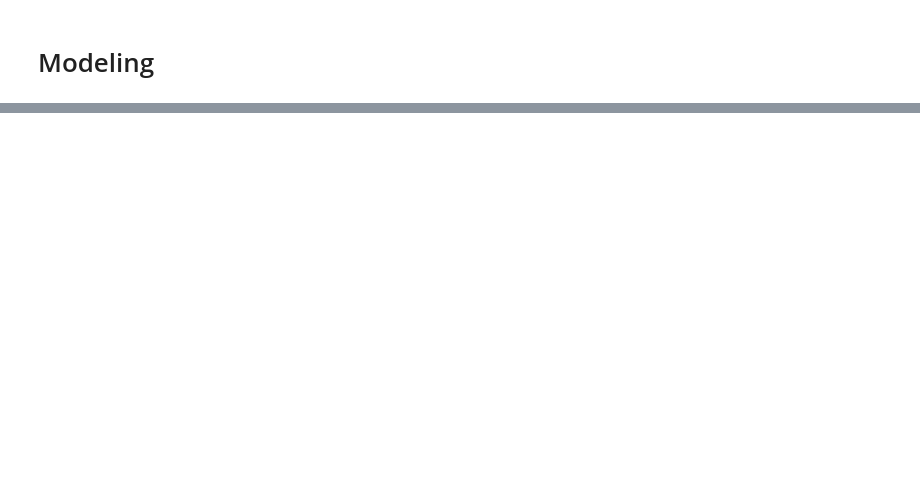
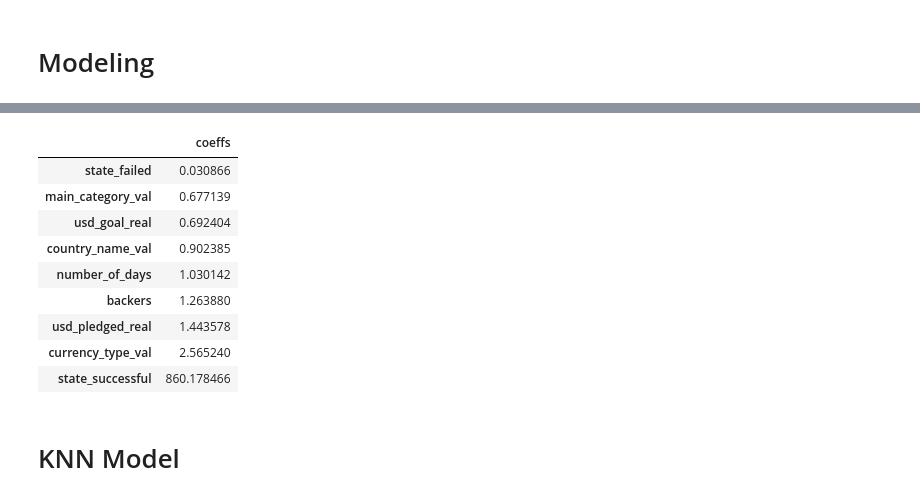
Before and after one commit to ljackson707/kick_starter_project, a Jupyter notebook: final_kickstart.ipynb, the cells around one changed output, grey strips where cells are left out. Saved outputs shown, nothing was run; the diff lists cells and outputs as text; code cells hidden in the pictures; blank space fills up the shorter version.

```diff
--- a/final_kickstart.ipynb
+++ b/final_kickstart.ipynb
@@ -552,0 +628,34 @@ sns.displot(train, x="main_category_val", hue= train.state_successful, multiple=
+# %%
+def logit_model(train, y_train, validate, y_validate):
+
+    logit = LogisticRegression(C=1, class_weight={0:1, 1:99},
+                               random_state=123)
+
+    #  fit the model on train data
+    logit.fit(train, y_train)
+
+    # now use the model to make predictions
+    y_pred = logit.predict(train)
+
+    # View raw probabilities (output from the model) (gives proabilities for each observation)
+    y_pred_proba = logit.predict_proba(train)
+    y_pred_proba = pd.DataFrame(y_pred_proba, columns = ['fail', 'success'])
+
+    print(classification_report(y_train, y_pred ))
+
+    # Test out of sample data
+    y_pred_validate = logit.predict(validate)
+
+    print(confusion_matrix(y_validate, y_pred_validate))
+
+    print('Coefficient: \n', logit.coef_)
+    print('Intercept: \n', logit.intercept_)
+
+    logit.coef_[0]
+
+    log_coeffs = pd.DataFrame(logit.coef_[0], index = train.columns, columns = ['coeffs']).sort_values(by = 'coeffs', ascending = True)
+    odds = np.exp(log_coeffs)
+
+    return odds
+# %%
+odds = logit_model(train, y_train, validate, y_validate)
@@ -552,0 +679,15 @@ sns.displot(train, x="main_category_val", hue= train.state_successful, multiple=
+# %%
+odds
+# %% [output]
+|  | coeffs |
+| state_failed | 0.030866 |
+| main_category_val | 0.677139 |
+| usd_goal_real | 0.692404 |
+| country_name_val | 0.902385 |
+| number_of_days | 1.030142 |
+| backers | 1.263880 |
+| usd_pledged_real | 1.443578 |
+| currency_type_val | 2.565240 |
+| state_successful | 860.178466 |
+# %% [markdown]
+# KNN Model
```
Also changed, not shown: parts of 41 cells of this notebook, 2 other files.
